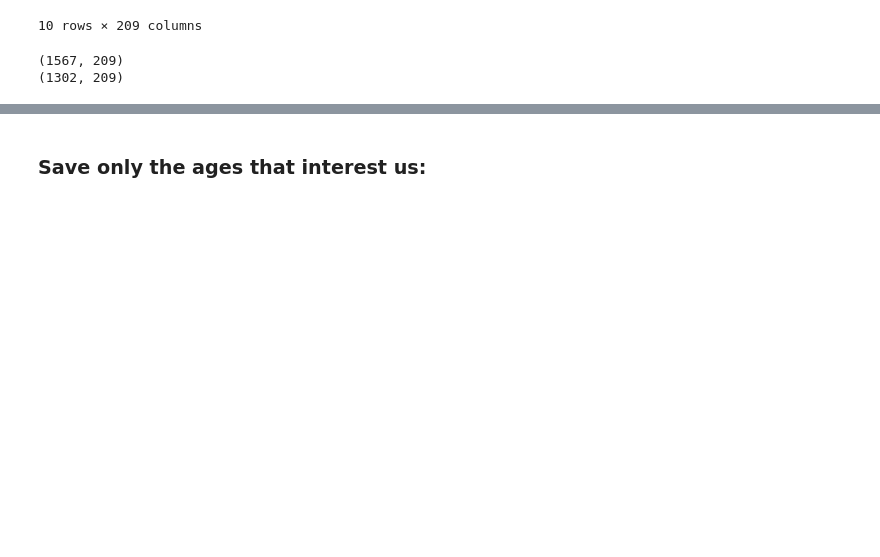
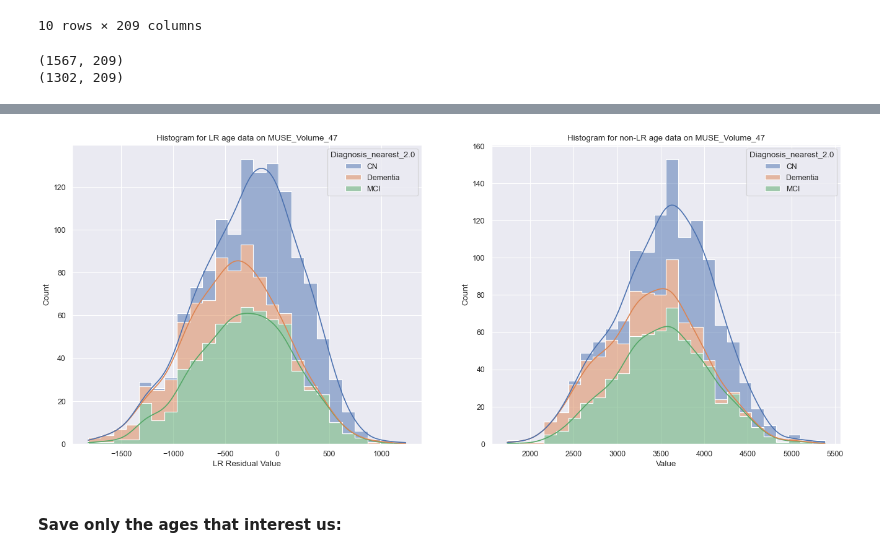
Before and after one commit to georgeaidinis/Dissertation, a Jupyter notebook: DeepCCA Model/ADNI Regressional Analysis.ipynb, the cells around one changed output, grey strips where cells are left out. Saved outputs shown, nothing was run; the diff lists cells and outputs as text; code cells hidden in the pictures; blank space fills up the shorter version.

```diff
--- a/DeepCCA Model/ADNI Regressional Analysis.ipynb
+++ b/DeepCCA Model/ADNI Regressional Analysis.ipynb
@@ -325,5 +314,22 @@ print(unique[age_mask].shape)
+# %%
+# For example, using ROI for Hippocampus:
+roi_name = 'MUSE_Volume_47'
+
+# Male = 0, Female = 1
+fig, ax_arr = plt.subplots(nrows=1,ncols=2,figsize=(20,8), dpi=80)
+sns.histplot(data=unique[age_mask], x=roi_name, hue='Diagnosis_nearest_2.0', element='step', kde=True, multiple="stack", ax=ax_arr[0])
+sns.histplot(data=unique_data_without_LR[age_mask], x=roi_name, hue='Diagnosis_nearest_2.0', element='step', kde=True, multiple="stack", ax=ax_arr[1])
+
+ax_arr[0].set_title("Histogram for LR age data on "+roi_name)
+ax_arr[0].set_xlabel('LR Residual Value')
+ax_arr[1].set_title("Histogram for non-LR age data on "+roi_name)
+ax_arr[1].set_xlabel('Value')
+
+plt.show()
+# %% [output]
+[figure, added]
 # %% [markdown]
-### Save only the ages that interest us:
+#### Save only the ages that interest us:
 # %%
 unique[age_mask].to_pickle("./DATA/Linearly_Transformed_Unique_Dataset.pkl")
 unique[age_mask].to_csv("./DATA/Linearly_Transformed_Unique_Dataset.csv")
```
Also changed, not shown: parts of 6 cells of this notebook, 7 other files.
